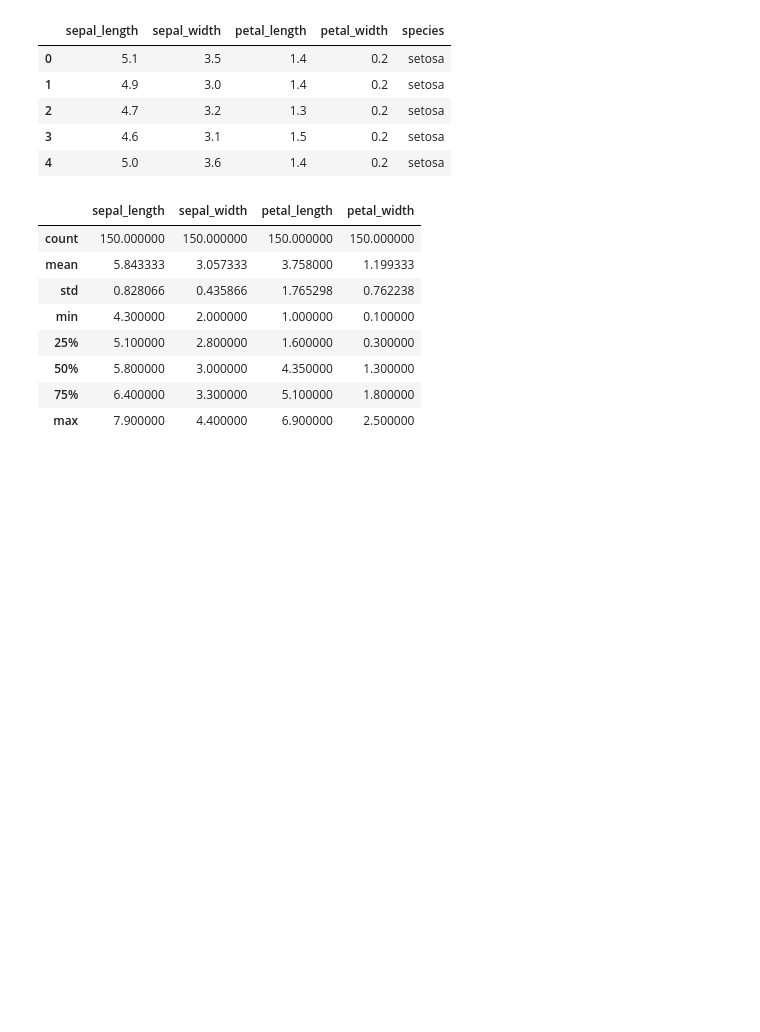
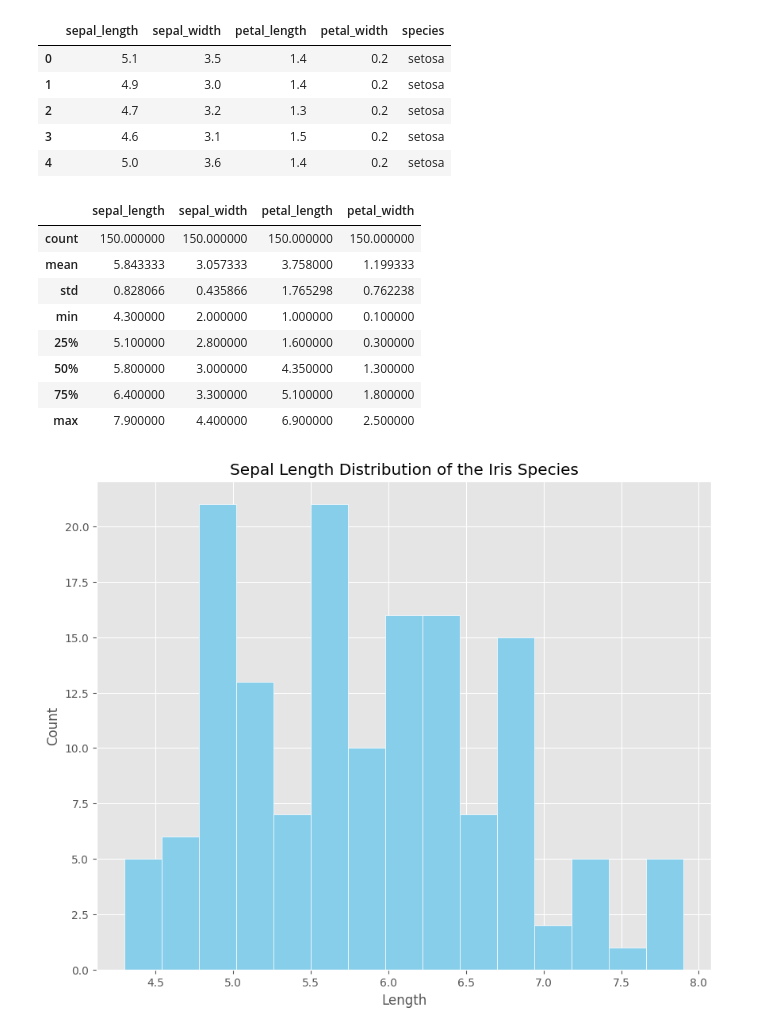
Before and after one commit to adinsa1/Data110, a Jupyter notebook: Assefa_wk10_Homework.ipynb, the cells around one changed output. Saved outputs shown, nothing was run; the diff lists cells and outputs as text; code cells hidden in the pictures; blank space fills up the shorter version.

```diff
--- a/Assefa_wk10_Homework.ipynb
+++ b/Assefa_wk10_Homework.ipynb
@@ -30,3 +35,17 @@ df.head()
 | 50% | 5.800000 | 3.000000 | 4.350000 | 1.300000 |
 | 75% | 6.400000 | 3.300000 | 5.100000 | 1.800000 |
 | max | 7.900000 | 4.400000 | 6.900000 | 2.500000 |
+# %%
+# 1.3. Visualizations:
+# 1.3.1. Create Histogram for each Feature:
+
+# 1.3.1.1. Plotting histogram - Sepal Length
+plt.style.use ('ggplot')
+plt.figure(figsize = (10,8))
+plt.hist(df['sepal_length'], bins=15, color='skyblue',edgecolor='white')
+plt.title ('Sepal Length Distribution of the Iris Species')
+plt.xlabel('Length')
+plt.ylabel('Count')
+plt.show()
+# %% [output]
+[figure, added]
```
Also changed, not shown: parts of 6 cells of this notebook.
